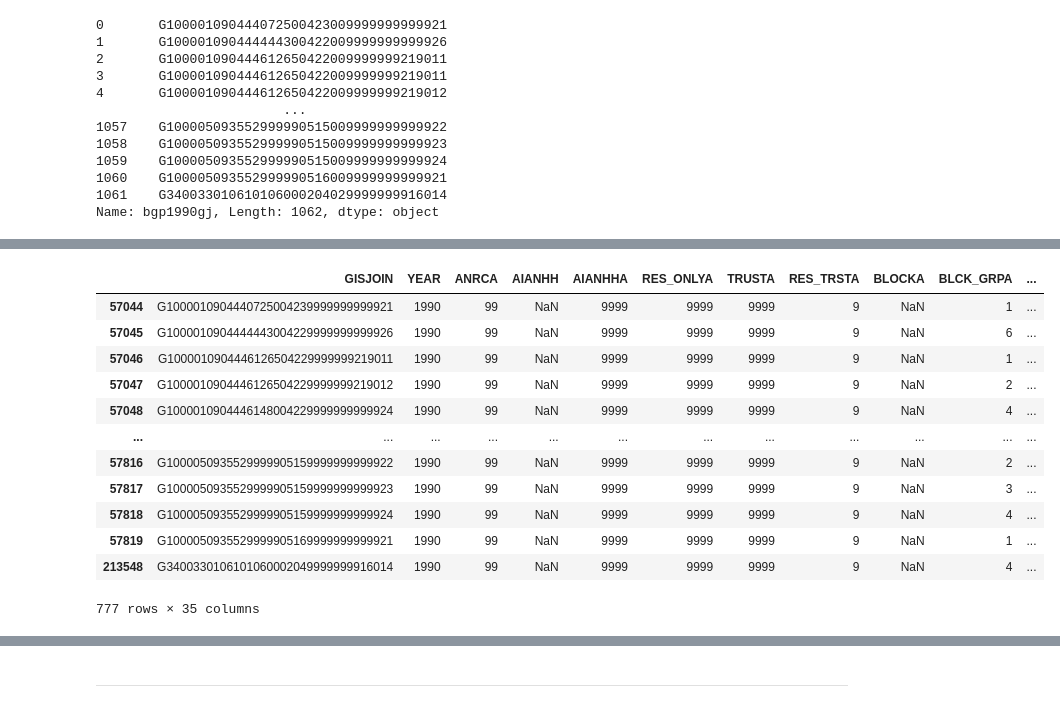
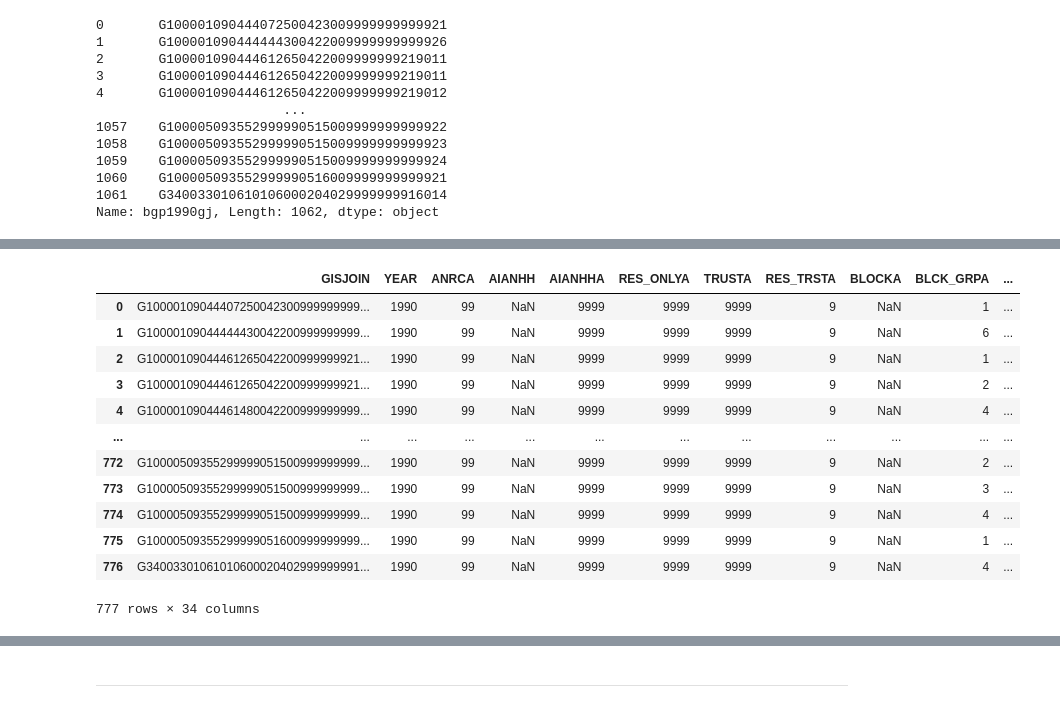
Before and after one commit to ipums/nhgisxwalk, a Jupyter notebook: notebooks/build_subset_1990.ipynb, the cells around one changed output, grey strips where cells are left out. Drawn from its saved outputs; the diff is of its cells as text; code cells hidden in the pictures.

```diff
--- a/notebooks/build_subset_1990.ipynb
+++ b/notebooks/build_subset_1990.ipynb
@@ -75,8 +75,13 @@ base_source_file
 # %% [markdown]
 ### Set the supplementary summary file name
 # %%
-supp_source_name = "%s_blck_grp_598_103/%s_blck_grp_598_103.csv" % (
+#supp_source_name = "%s_blck_grp_598_103/%s_blck_grp_598_103.csv" % (
+#    source_year, source_year
+#)
+supp_source_name = "%s_blck_grp_598/%s_blck_grp_598.csv" % (
+
     source_year, source_year
+
 )
 supp_source_file = "%s%s" % (data_tab, supp_source_name)
 supp_source_file
@@ -299,6 +304 @@ supp_source_df
 367253 rows × 34 columns
-# %%
-# GISJOIN ID correction
-bgpidcols = nhgisxwalk.id_codes.code_cols("bgp", "1990")
-supp_source_df = nhgisxwalk.id_codes.bgp_gj(supp_source_df, bgpidcols, cname="__GISJOIN")
-supp_source_df
@@ -319,17 +305,18 @@ supp_source_df
 # %%
-supp_source_df = supp_source_df[supp_source_df["__GISJOIN"].isin(bgp1990.unique())].copy()
+supp_source_df = supp_source_df[supp_source_df["GISJOIN"].isin(bgp1990.unique())].copy()
+supp_source_df.reset_index(drop=True, inplace=True)
 supp_source_df
 # %% [output]
 |  | GISJOIN | YEAR | ANRCA | AIANHH | AIANHHA | RES_ONLYA | TRUSTA | RES_TRSTA | BLOCKA | BLCK_GRPA | ... |
-| 57044 | G1000010904440725004239999999999921 | 1990 | 99 | NaN | 9999 | 9999 | 9999 | 9 | NaN | 1 | ... |
-| 57045 | G1000010904444443004229999999999926 | 1990 | 99 | NaN | 9999 | 9999 | 9999 | 9 | NaN | 6 | ... |
-| 57046 | G1000010904446126504229999999219011 | 1990 | 99 | NaN | 9999 | 9999 | 9999 | 9 | NaN | 1 | ... |
-| 57047 | G1000010904446126504229999999219012 | 1990 | 99 | NaN | 9999 | 9999 | 9999 | 9 | NaN | 2 | ... |
-| 57048 | G1000010904446148004229999999999924 | 1990 | 99 | NaN | 9999 | 9999 | 9999 | 9 | NaN | 4 | ... |
+| 0 | G10000109044407250042300999999999... | 1990 | 99 | NaN | 9999 | 9999 | 9999 | 9 | NaN | 1 | ... |
+| 1 | G10000109044444430042200999999999... | 1990 | 99 | NaN | 9999 | 9999 | 9999 | 9 | NaN | 6 | ... |
+| 2 | G10000109044461265042200999999921... | 1990 | 99 | NaN | 9999 | 9999 | 9999 | 9 | NaN | 1 | ... |
+| 3 | G10000109044461265042200999999921... | 1990 | 99 | NaN | 9999 | 9999 | 9999 | 9 | NaN | 2 | ... |
+| 4 | G10000109044461480042200999999999... | 1990 | 99 | NaN | 9999 | 9999 | 9999 | 9 | NaN | 4 | ... |
 | ... | ... | ... | ... | ... | ... | ... | ... | ... | ... | ... | ... |
-| 57816 | G1000050935529999905159999999999922 | 1990 | 99 | NaN | 9999 | 9999 | 9999 | 9 | NaN | 2 | ... |
-| 57817 | G1000050935529999905159999999999923 | 1990 | 99 | NaN | 9999 | 9999 | 9999 | 9 | NaN | 3 | ... |
-| 57818 | G1000050935529999905159999999999924 | 1990 | 99 | NaN | 9999 | 9999 | 9999 | 9 | NaN | 4 | ... |
-| 57819 | G1000050935529999905169999999999921 | 1990 | 99 | NaN | 9999 | 9999 | 9999 | 9 | NaN | 1 | ... |
-| 213548 | G3400330106101060002049999999916014 | 1990 | 99 | NaN | 9999 | 9999 | 9999 | 9 | NaN | 4 | ... |
+| 772 | G10000509355299999051500999999999... | 1990 | 99 | NaN | 9999 | 9999 | 9999 | 9 | NaN | 2 | ... |
+| 773 | G10000509355299999051500999999999... | 1990 | 99 | NaN | 9999 | 9999 | 9999 | 9 | NaN | 3 | ... |
+| 774 | G10000509355299999051500999999999... | 1990 | 99 | NaN | 9999 | 9999 | 9999 | 9 | NaN | 4 | ... |
+| 775 | G10000509355299999051600999999999... | 1990 | 99 | NaN | 9999 | 9999 | 9999 | 9 | NaN | 1 | ... |
+| 776 | G34003301061010600020402999999991... | 1990 | 99 | NaN | 9999 | 9999 | 9999 | 9 | NaN | 4 | ... |
-777 rows × 35 columns
+777 rows × 34 columns
```
Also changed, not shown: parts of 7 cells of this notebook.
